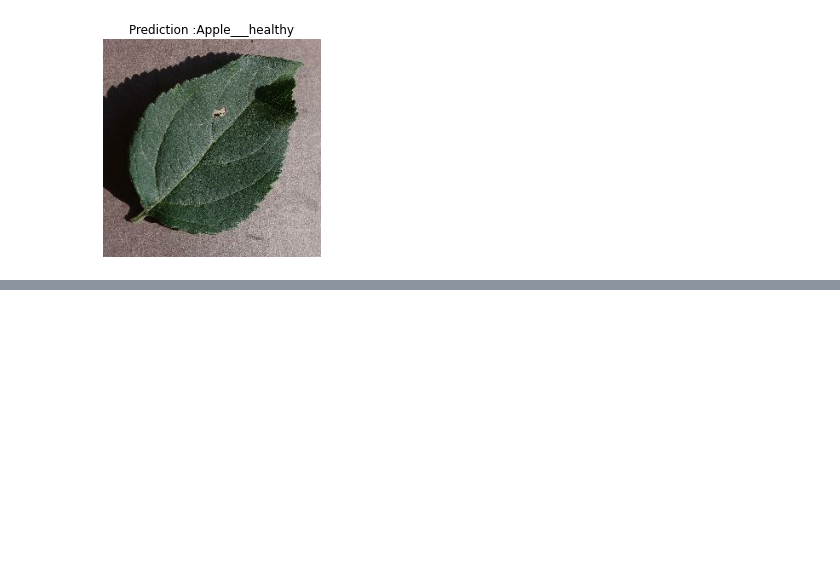
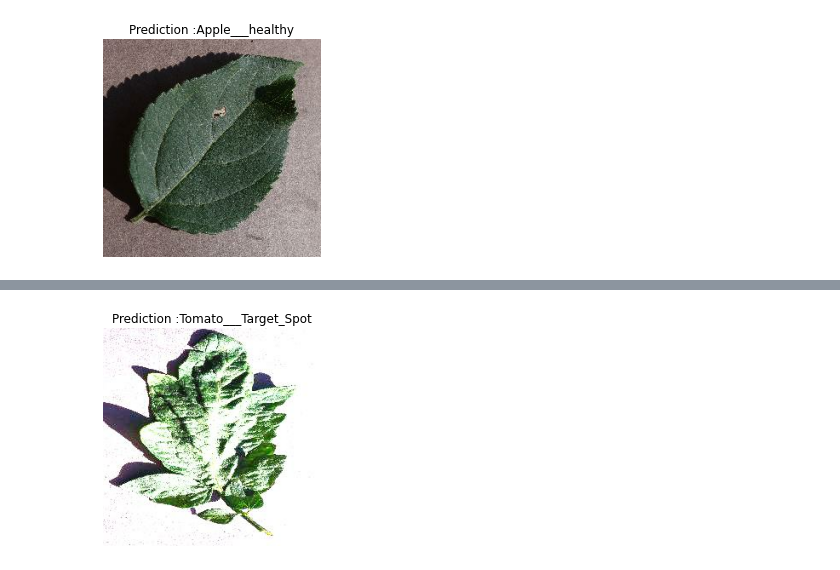
Before and after one commit to AdilGeelani/Plant-Disease-Detection, a Jupyter notebook: Plant_disease_detectionipynb.ipynb, the cells around one changed output, grey strips where cells are left out. Drawn from its saved outputs; the diff is of its cells as text; code cells hidden in the pictures; blank space fills up the shorter version.

```diff
--- a/Plant_disease_detectionipynb.ipynb
+++ b/Plant_disease_detectionipynb.ipynb
@@ -344,0 +548,4 @@ load_prep_pred_plot(model_3, "/content/0e99efe9-d414-4091-b7b4-6ba6856db3d9___RS
+# %%
+load_prep_pred_plot(model_5,"/content/0ac9e61f-8dda-4628-bbf9-4fd81012b7a3___Com.G_TgS_FL 8245_newPixel25.JPG" )
+# %% [output]
+[figure, added]
```
Also changed, not shown: parts of 13 cells of this notebook.
